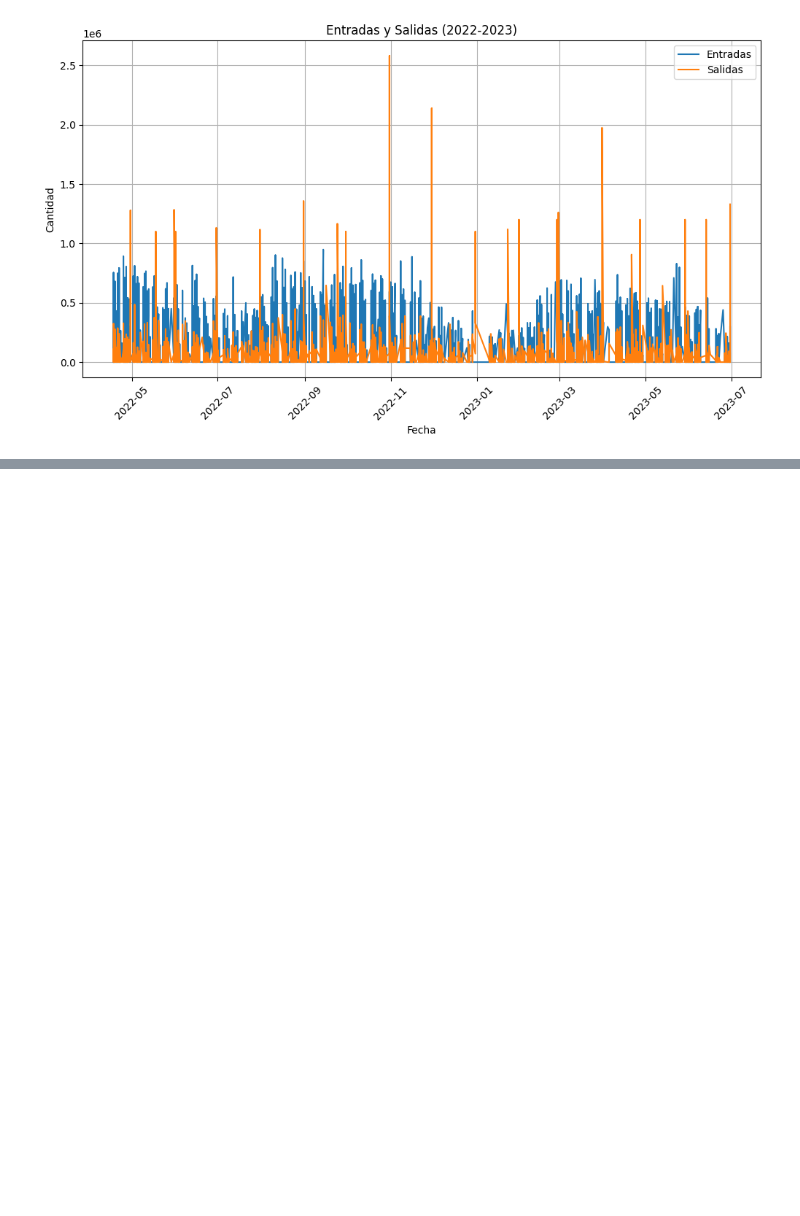
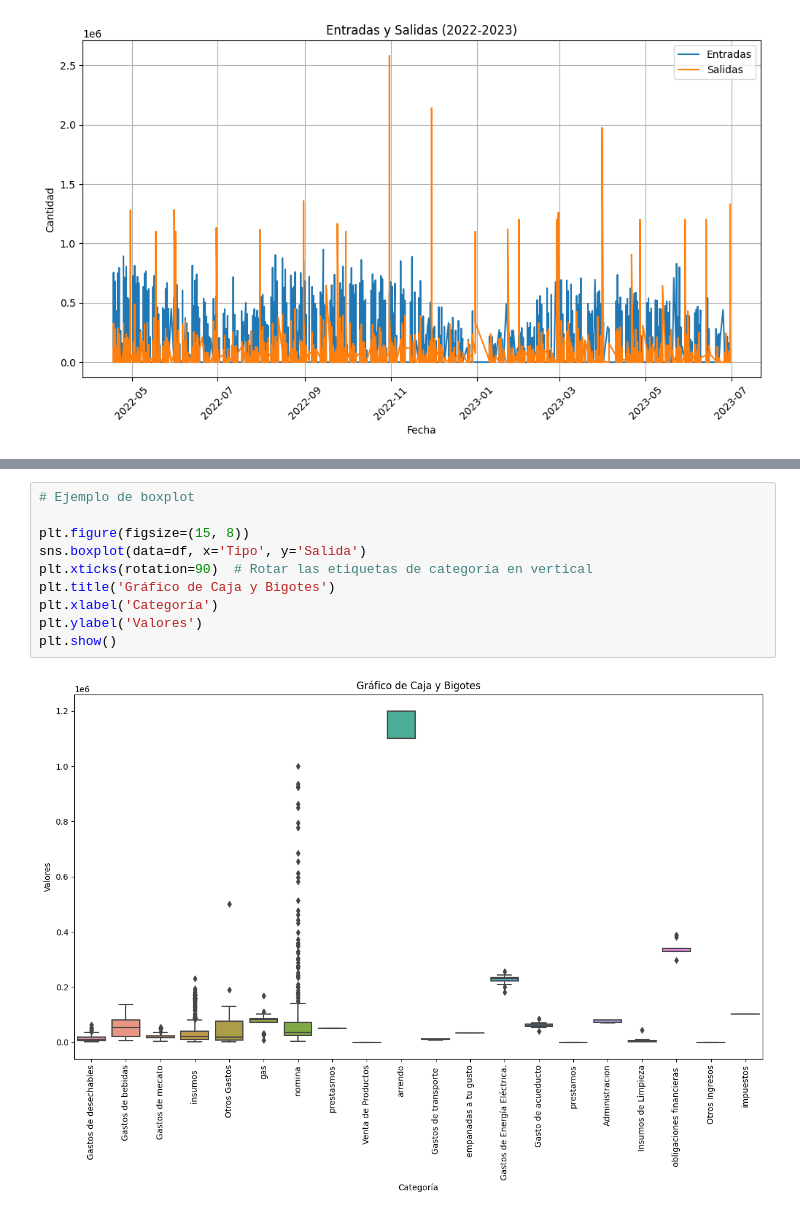
Before and after one commit to mateofrancop/EconoCity-Pereira, a Jupyter notebook: Rinconcito_del_sabor/analysis.ipynb, the cells around one changed output, grey strips where cells are left out. Saved outputs shown, nothing was run; the diff lists cells and outputs as text; blank space fills up the shorter version.

```diff
--- a/Rinconcito_del_sabor/analysis.ipynb
+++ b/Rinconcito_del_sabor/analysis.ipynb
@@ -115,0 +127,12 @@ plt.show()
+# %%
+# Ejemplo de boxplot
+
+plt.figure(figsize=(15, 8))
+sns.boxplot(data=df, x='Tipo', y='Salida')
+plt.xticks(rotation=90)  # Rotar las etiquetas de categoría en vertical
+plt.title('Gráfico de Caja y Bigotes')
+plt.xlabel('Categoría')
+plt.ylabel('Valores')
+plt.show()
+# %% [output]
+[figure, added]
```
Also changed, not shown: parts of 7 cells of this notebook.
